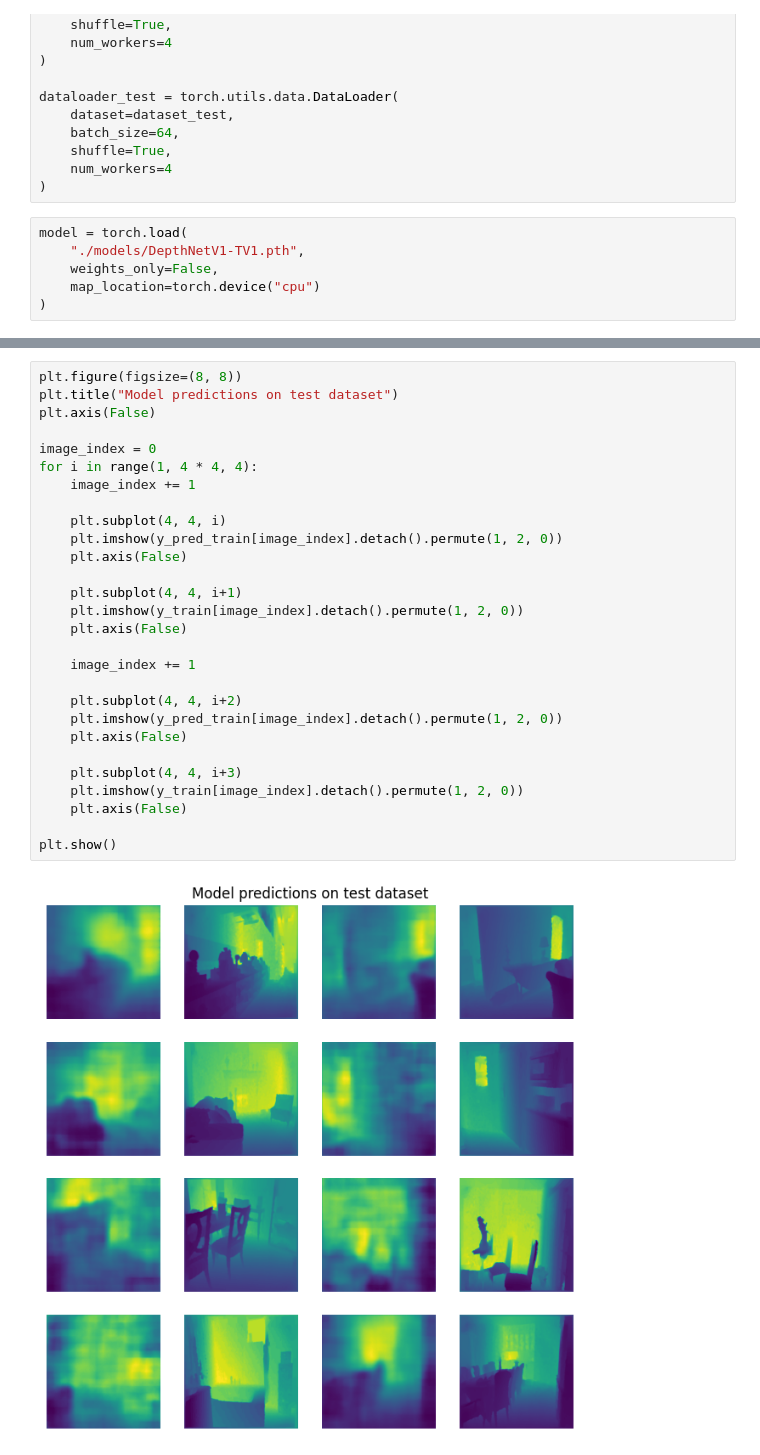
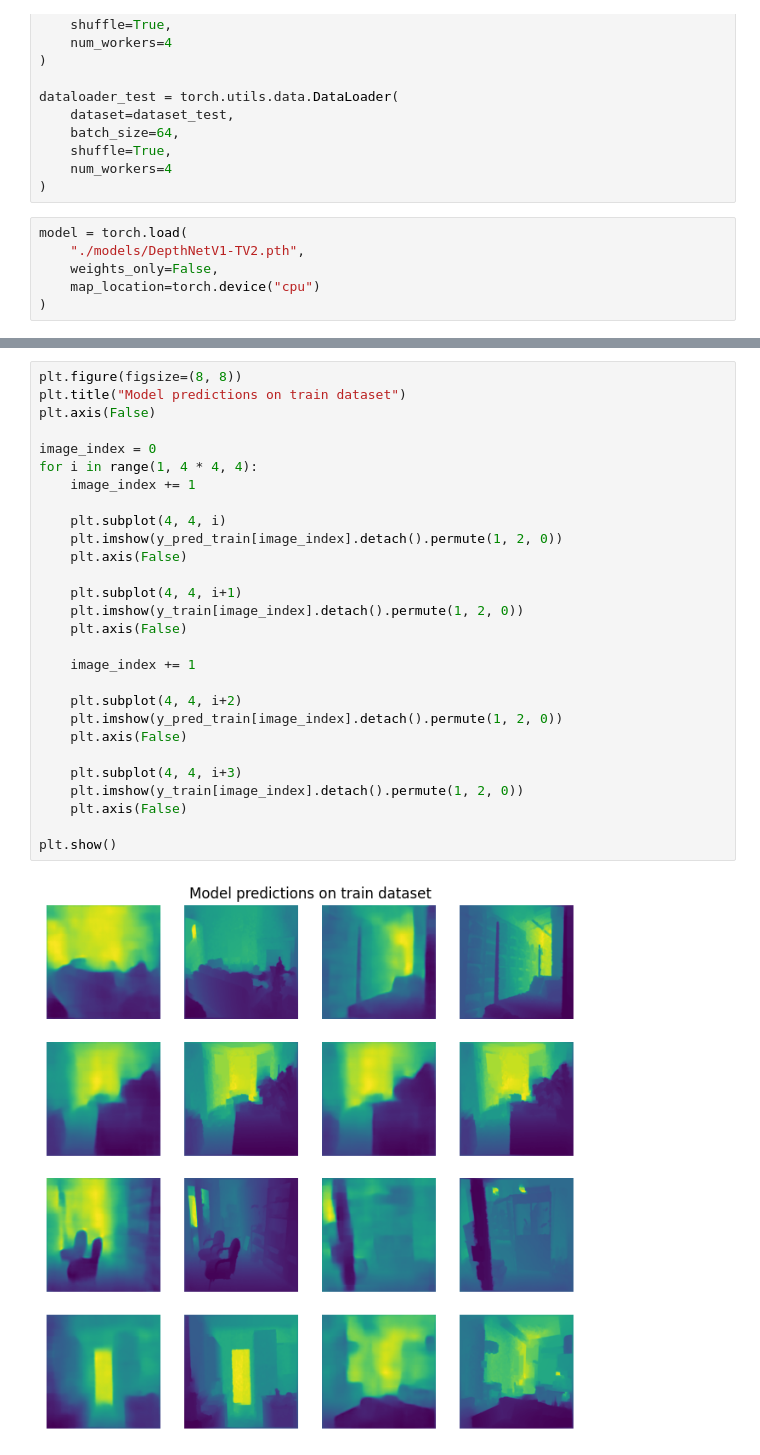
Before and after one commit to nickkipshidze/depth-perception-nyu, a Jupyter notebook: Inference.ipynb, the cells around one changed output, grey strips where cells are left out. Cells and saved outputs as stored; diff of their text form.

Commit message:
Save inference predictions

```diff
--- a/Inference.ipynb
+++ b/Inference.ipynb
@@ -66,7 +68,7 @@ dataloader_test = torch.utils.data.DataLoader(
 )
 # %%
 model = torch.load(
-    "./models/DepthNetV1-TV1.pth",
+    "./models/DepthNetV1-TV2.pth",
     weights_only=False,
     map_location=torch.device("cpu")
 )
@@ -115,30 +139,30 @@ plt.show()
 # %%
 plt.figure(figsize=(8, 8))
-plt.title("Model predictions on test dataset")
+plt.title("Model predictions on train dataset")
 plt.axis(False)
 
 image_index = 0
 for i in range(1, 4 * 4, 4):
     image_index += 1
 
     plt.subplot(4, 4, i)
     plt.imshow(y_pred_train[image_index].detach().permute(1, 2, 0))
     plt.axis(False)
 
     plt.subplot(4, 4, i+1)
     plt.imshow(y_train[image_index].detach().permute(1, 2, 0))
     plt.axis(False)
 
     image_index += 1
 
     plt.subplot(4, 4, i+2)
     plt.imshow(y_pred_train[image_index].detach().permute(1, 2, 0))
     plt.axis(False)
 
     plt.subplot(4, 4, i+3)
     plt.imshow(y_train[image_index].detach().permute(1, 2, 0))
     plt.axis(False)
 
 plt.show()
 # %% [output]
-[figure, old version]
+[figure, new version]
```
Also changed, not shown: parts of 5 cells of this notebook.
